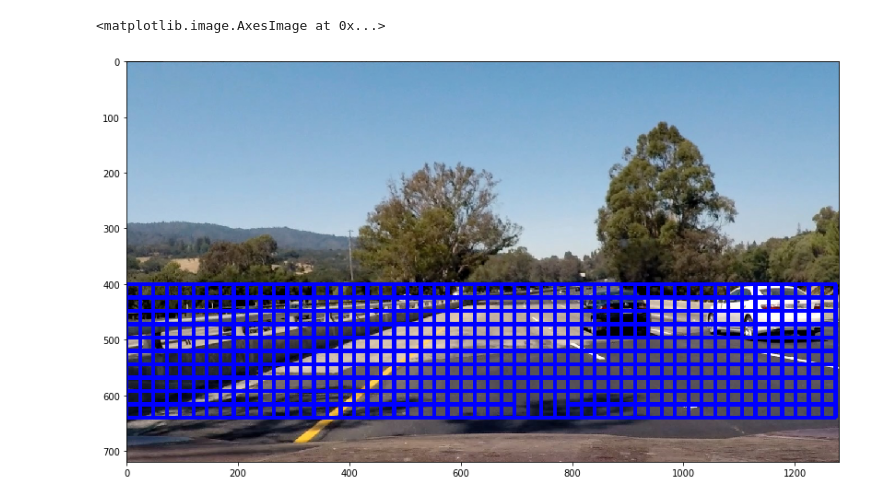
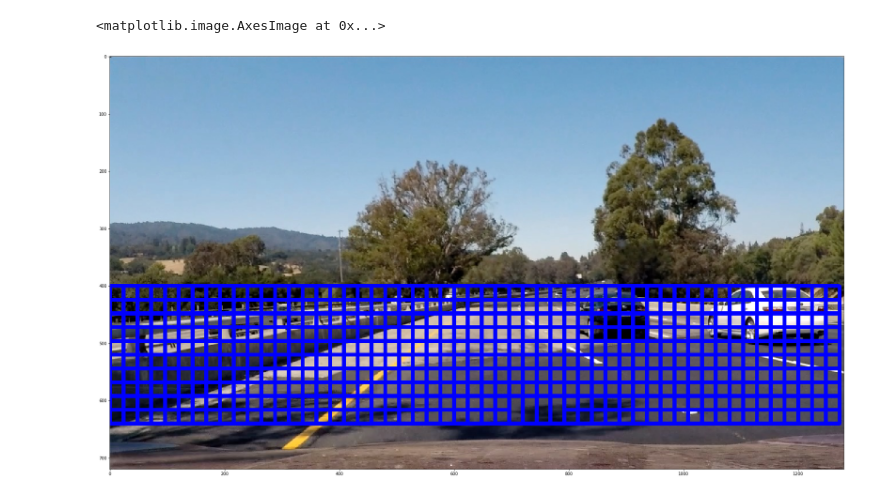
Before and after one commit to Alyxion/Udacity_SelfDrivingCarEngineerNd, a Jupyter notebook: 1_20_Object_Detection/HogSubSample.ipynb, the cells around one changed output. Saved outputs shown, nothing was run; the diff lists cells and outputs as text; code cells hidden in the pictures.

```diff
--- a/1_20_Object_Detection/HogSubSample.ipynb
+++ b/1_20_Object_Detection/HogSubSample.ipynb
@@ -70,32 +70,32 @@ def find_cars(img, ystart, ystop, scale, svc, X_scaler, orient, pix_per_cell, ce
 
             # Extract the image patch
             subimg = cv2.resize(ctrans_tosearch[ytop:ytop+window, xleft:xleft+window], (64,64))
 
             # Get color features
             spatial_features = bin_spatial(subimg, size=spatial_size)
             hist_features = color_hist(subimg, nbins=hist_bins)
 
             # Scale features and make a prediction
             test_features = X_scaler.transform(np.hstack((spatial_features, hist_features, hog_features)).reshape(1, -1))
             #test_features = X_scaler.transform(np.hstack((shape_feat, hist_feat)).reshape(1, -1))
             test_prediction = svc.predict(test_features)
 
             if test_prediction == 1:
                 xbox_left = np.int(xleft*scale)
                 ytop_draw = np.int(ytop*scale)
                 win_draw = np.int(window*scale)
                 cv2.rectangle(draw_img,(xbox_left, ytop_draw+ystart),(xbox_left+win_draw,ytop_draw+win_draw+ystart),(0,0,255),6)
 
     return draw_img
 
 ystart = 400
 ystop = 656
 scale = 1.5
 
 out_img = find_cars(img, ystart, ystop, scale, svc, X_scaler, orient, pix_per_cell, cell_per_block, spatial_size, hist_bins)
 
-fig = plt.figure(figsize=(20,8))
+fig = plt.figure(figsize=(32,24))
 plt.imshow(out_img)
 # %% [output]
 <matplotlib.image.AxesImage at 0x...>
-[figure, old version]
+[figure, new version]
```
Also changed, not shown: 24 other files.
